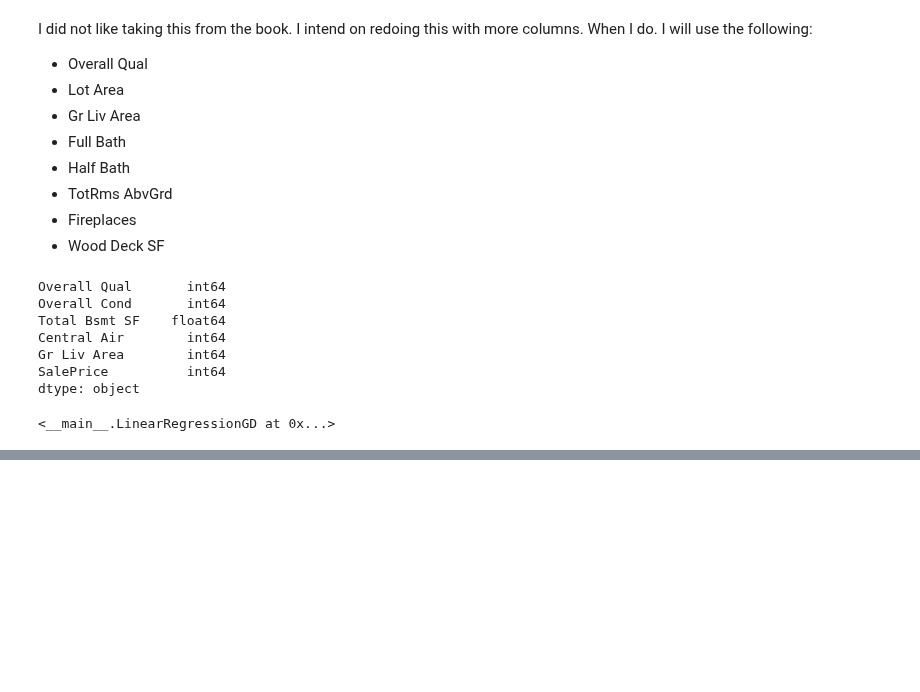
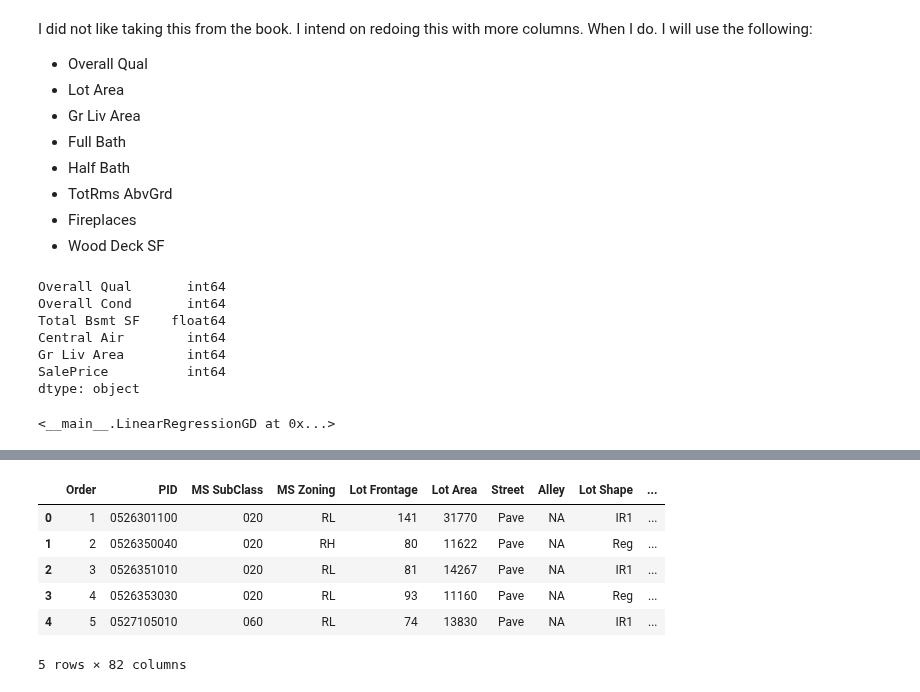
Before and after one commit to DomenickD/DataScience-IEX-USF, a Jupyter notebook: Housing_Regression/housing.ipynb, the cells around one changed output, grey strips where cells are left out. Saved outputs shown, nothing was run; the diff lists cells and outputs as text; code cells hidden in the pictures; blank space fills up the shorter version.

```diff
--- a/Housing_Regression/housing.ipynb
+++ b/Housing_Regression/housing.ipynb
@@ -178,0 +177,38 @@ This is showing us get the Mean Squared Error to reduce.
+# %%
+# Import code
+url = "https://raw.githubusercontent.com/rasbt/machine-learning-book/main/ch09/AmesHousing.txt"
+
+# Get the raw text content
+response = requests.get(url)
+text_data = response.text
+
+# Convert the text into a list of lines
+lines = text_data.splitlines()
+
+# Assuming the first line is the header
+header = lines[0].split('\t')  # Split the header row by tab
+data = lines[1:]  # The rest of the data
+
+# Create a dictionary from the data
+data_dict = {column_name: [] for column_name in header}
+
+for line in data:
+    values = line.split('\t')  # Split each line by tab
+    for i, column_name in enumerate(header):
+        if i < len(values):  # Check if the value exists
+            data_dict[column_name].append(values[i])
+        else:
+            data_dict[column_name].append(None)  # Add None for missing values
+
+# Create a DataFrame
+df = pd.DataFrame(data_dict)
+
+df.head()
+# %% [output]
+|  | Order | PID | MS SubClass | MS Zoning | Lot Frontage | Lot Area | Street | Alley | Lot Shape | ... |
+| 0 | 1 | 0526301100 | 020 | RL | 141 | 31770 | Pave | NA | IR1 | ... |
+| 1 | 2 | 0526350040 | 020 | RH | 80 | 11622 | Pave | NA | Reg | ... |
+| 2 | 3 | 0526351010 | 020 | RL | 81 | 14267 | Pave | NA | IR1 | ... |
+| 3 | 4 | 0526353030 | 020 | RL | 93 | 11160 | Pave | NA | Reg | ... |
+| 4 | 5 | 0527105010 | 060 | RL | 74 | 13830 | Pave | NA | IR1 | ... |
+5 rows × 82 columns
```
Also changed, not shown: parts of 27 cells of this notebook, 1 other file.
